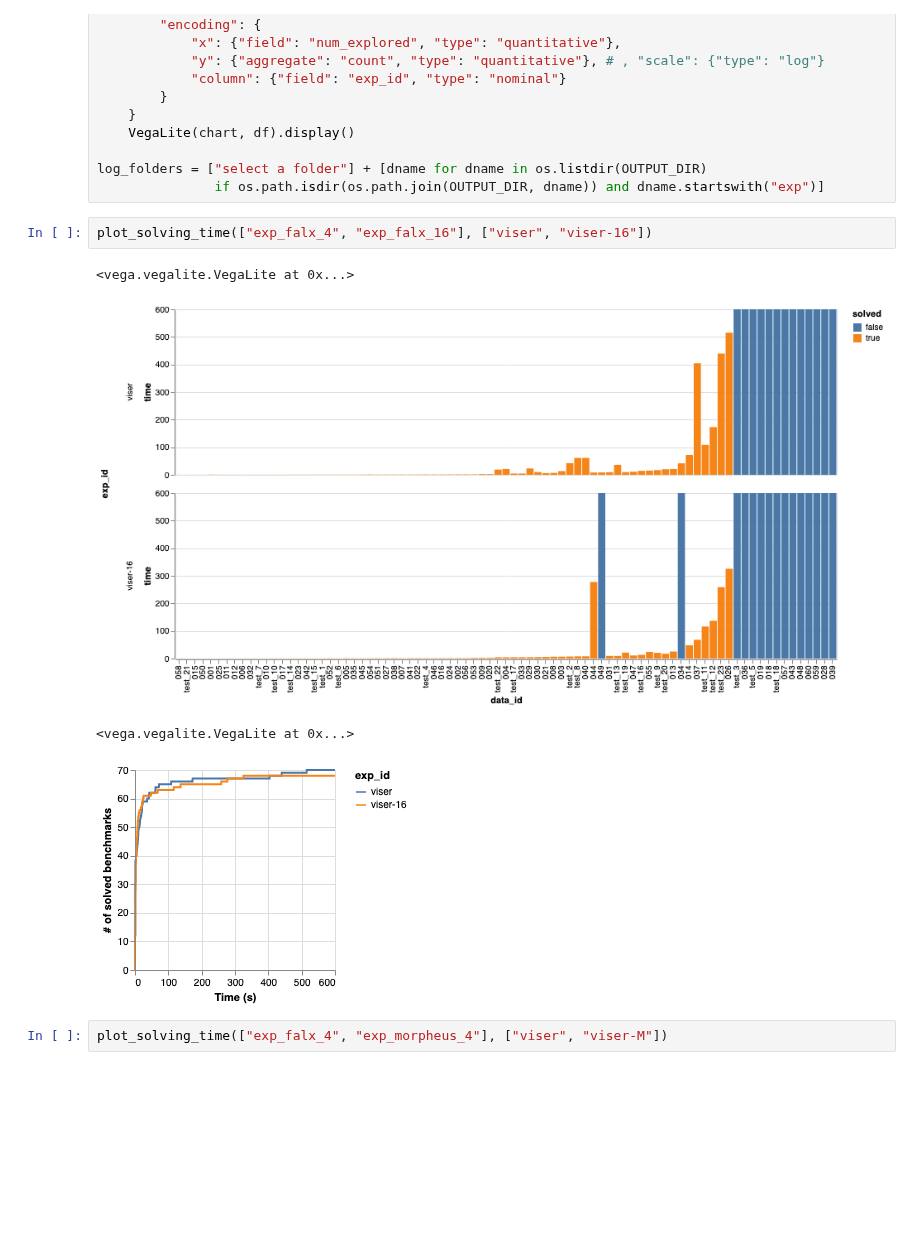
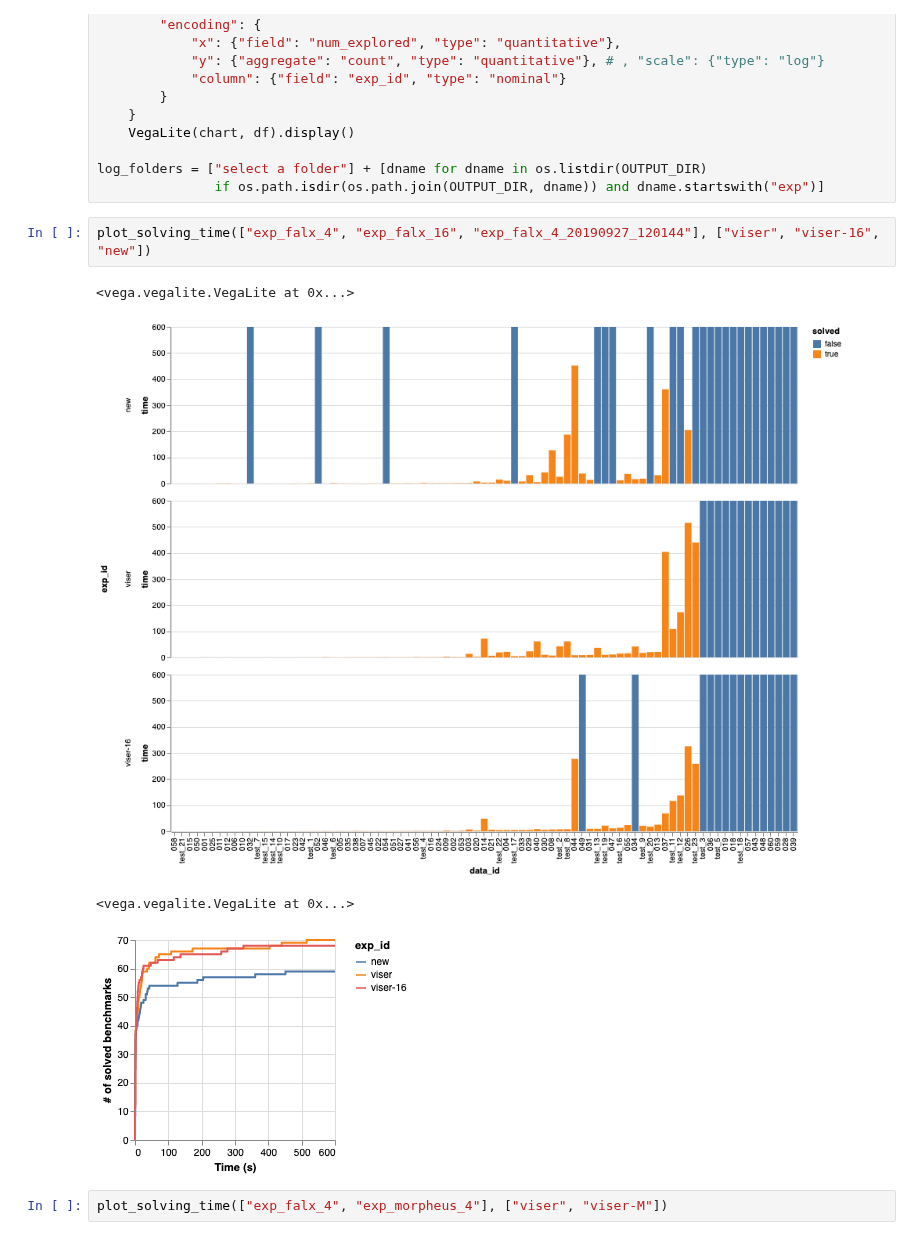
Before and after one commit to Mestway/falx, a Jupyter notebook: output/analyze.ipynb, the cells around one changed output. Cells and saved outputs as stored; diff of their text form; blank space fills up the shorter version.

```diff
--- a/output/analyze.ipynb
+++ b/output/analyze.ipynb
@@ -121,12 +121,12 @@ def plot_num_candidates(log_dir_list, titles):
 log_folders = ["select a folder"] + [dname for dname in os.listdir(OUTPUT_DIR)
                if os.path.isdir(os.path.join(OUTPUT_DIR, dname)) and dname.startswith("exp")]
 # %%
-plot_solving_time(["exp_falx_4", "exp_falx_16"], ["viser", "viser-16"])
+plot_solving_time(["exp_falx_4", "exp_falx_16", "exp_falx_4_20190927_120144"], ["viser", "viser-16", "new"])
 # %% [output]
 <vega.vegalite.VegaLite at 0x...>
-[figure, old version]
+[figure, new version]
 <vega.vegalite.VegaLite at 0x...>
-[figure, old version]
+[figure, new version]
 # %%
 plot_solving_time(["exp_falx_4", "exp_morpheus_4"], ["viser", "viser-M"])
 # %% [output]
```
Also changed, not shown: 2 other files.
